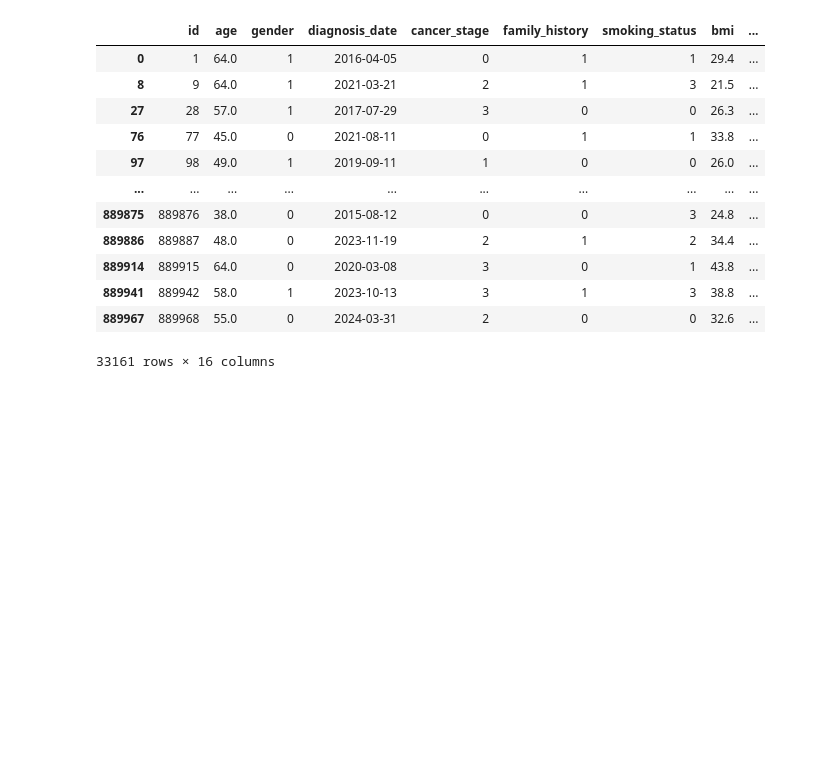
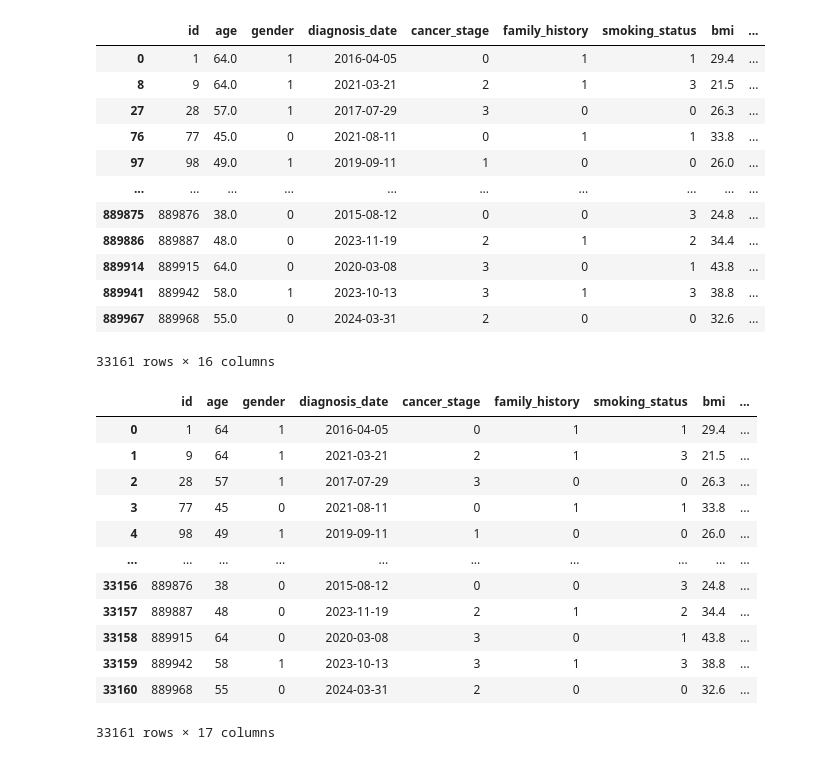
Before and after one commit to edogawa-liang/LungCancer-Survival-Sweden, a Jupyter notebook: data_cleaning.ipynb, the cells around one changed output. Drawn from its saved outputs; the diff is of its cells as text; code cells hidden in the pictures; blank space fills up the shorter version.

```diff
--- a/data_cleaning.ipynb
+++ b/data_cleaning.ipynb
@@ -96,2 +101,20 @@ sweden_data
+# %%
+import pandas as pd
+data = pd.read_csv('data/Sweden_Lung_Cancer.csv')
+data
+# %% [output]
+|  | id | age | gender | diagnosis_date | cancer_stage | family_history | smoking_status | bmi | ... |
+| 0 | 1 | 64 | 1 | 2016-04-05 | 0 | 1 | 1 | 29.4 | ... |
+| 1 | 9 | 64 | 1 | 2021-03-21 | 2 | 1 | 3 | 21.5 | ... |
+| 2 | 28 | 57 | 1 | 2017-07-29 | 3 | 0 | 0 | 26.3 | ... |
+| 3 | 77 | 45 | 0 | 2021-08-11 | 0 | 1 | 1 | 33.8 | ... |
+| 4 | 98 | 49 | 1 | 2019-09-11 | 1 | 0 | 0 | 26.0 | ... |
+| ... | ... | ... | ... | ... | ... | ... | ... | ... | ... |
+| 33156 | 889876 | 38 | 0 | 2015-08-12 | 0 | 0 | 3 | 24.8 | ... |
+| 33157 | 889887 | 48 | 0 | 2023-11-19 | 2 | 1 | 2 | 34.4 | ... |
+| 33158 | 889915 | 64 | 0 | 2020-03-08 | 3 | 0 | 1 | 43.8 | ... |
+| 33159 | 889942 | 58 | 1 | 2023-10-13 | 3 | 1 | 3 | 38.8 | ... |
+| 33160 | 889968 | 55 | 0 | 2024-03-31 | 2 | 0 | 0 | 32.6 | ... |
+33161 rows × 17 columns
 # %%
 sweden_data.to_csv('data/Sweden_Lung_Cancer.csv', index=False)
```
Also changed, not shown: parts of 3 cells of this notebook, 2 other files.
